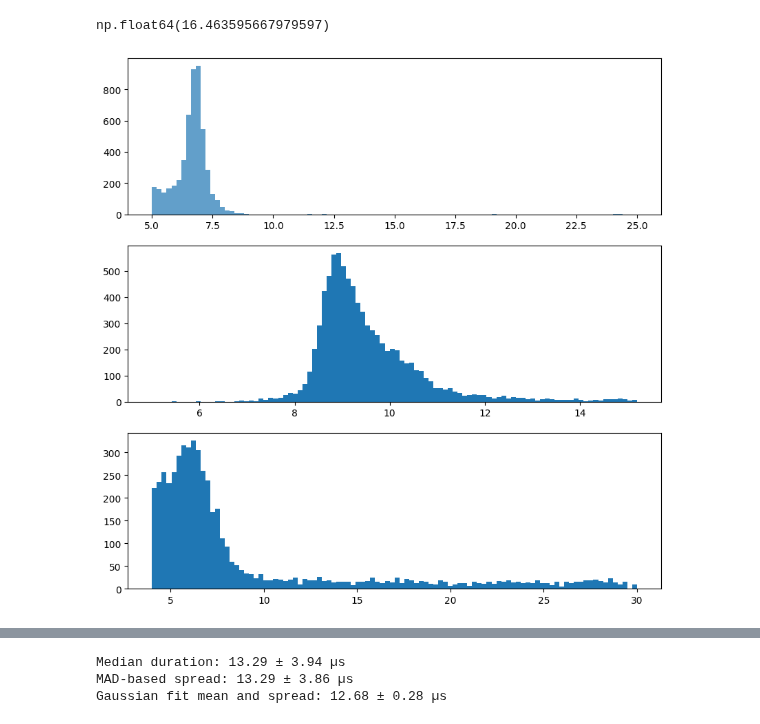
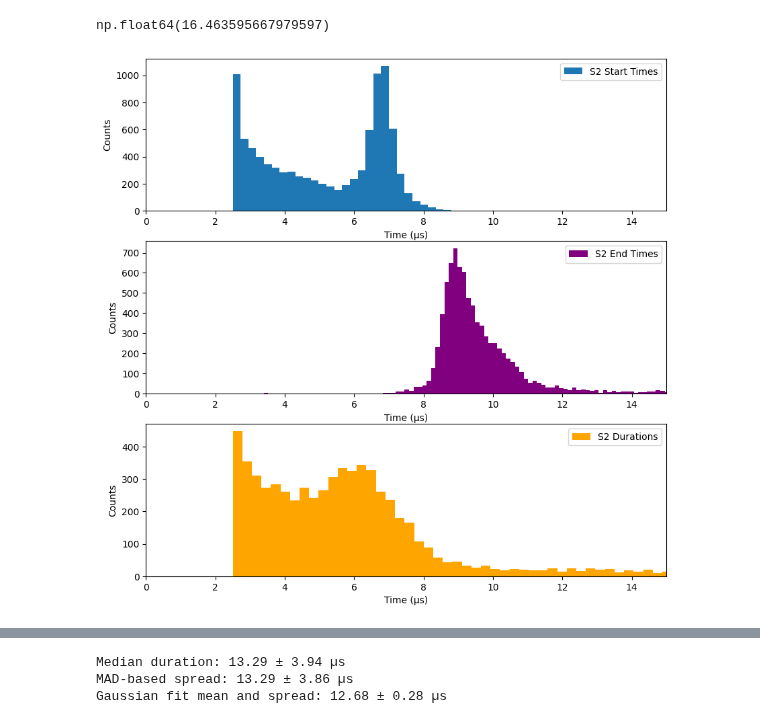
Before and after one commit to proscrite/RaTag, a Jupyter notebook: notebooks/diffusion_modeling.ipynb, the cells around one changed output, grey strips where cells are left out. Cells and saved outputs as stored; diff of their text form; code cells hidden in the pictures.

```diff
--- a/notebooks/diffusion_modeling.ipynb
+++ b/notebooks/diffusion_modeling.ipynb
@@ -133,11 +133,14 @@ np.float64(16.463595667979597)
 # %%
 fig, ax = plt.subplots(3, figsize=(10,10))
 
-n, bins, _ = ax[0].hist(t_starts, bins=100, alpha=0.7, range=(5, 25), label='S2 Start Times')
+n, bins, _ = ax[0].hist(t_starts, bins=100, range=(2.5, 25), label='S2 Start Times')
 # n, bins, _ = ax[0].hist(t_starts, bins=100, range=(6, 7), label='S2 Start Times')
 
-n, bins, _ = ax[1].hist(t_ends, bins=100, range=(5, 15.2), label='S2 End Times')
-n, bins, _ = ax[2].hist(s2_durations, bins=100, range=(4, 30), label='S2 Durations')
+n, bins, _ = ax[1].hist(t_ends, bins=100, range=(2.5, 15.2), color='purple', label='S2 End Times')
+n, bins, _ = ax[2].hist(s2_durations, bins=100, range=(2.5, 30), color='orange', label='S2 Durations')
 # n, bins, _ = ax[2].hist(s2_durations, bins=100, range=(20, 30.7), label='S2 Durations')
+for a in ax:
+    a.legend()
+    a.set(xlabel='Time (µs)', ylabel='Counts', xlim=(0, 15))
 # %% [output]
-[figure, old version]
+[figure, new version]
```
Also changed, not shown: parts of 18 cells of this notebook, 10 other files.
